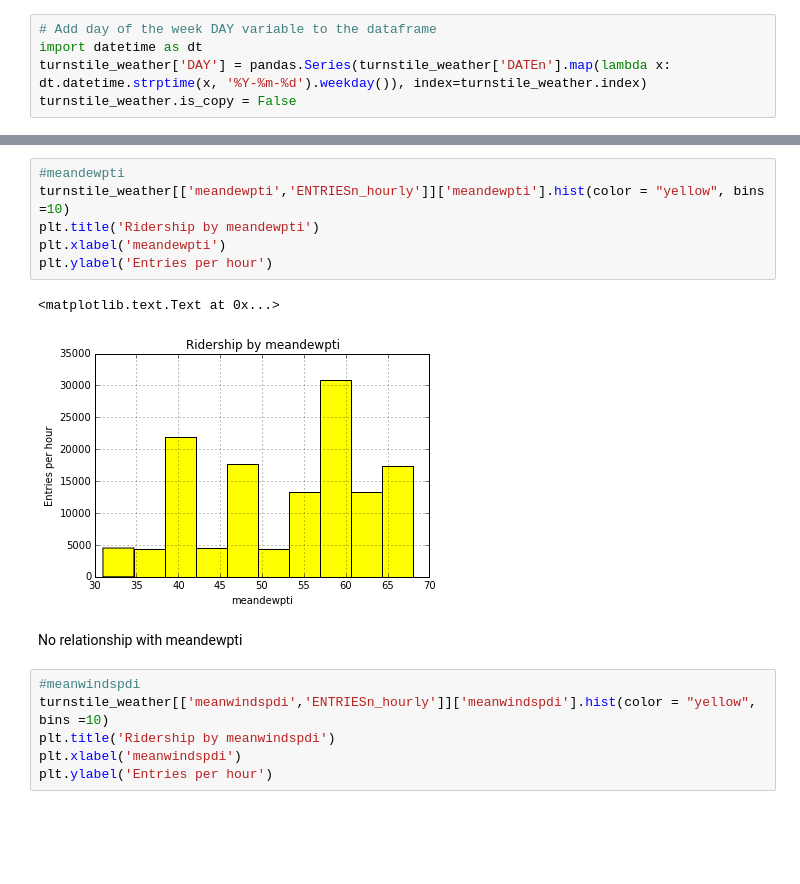
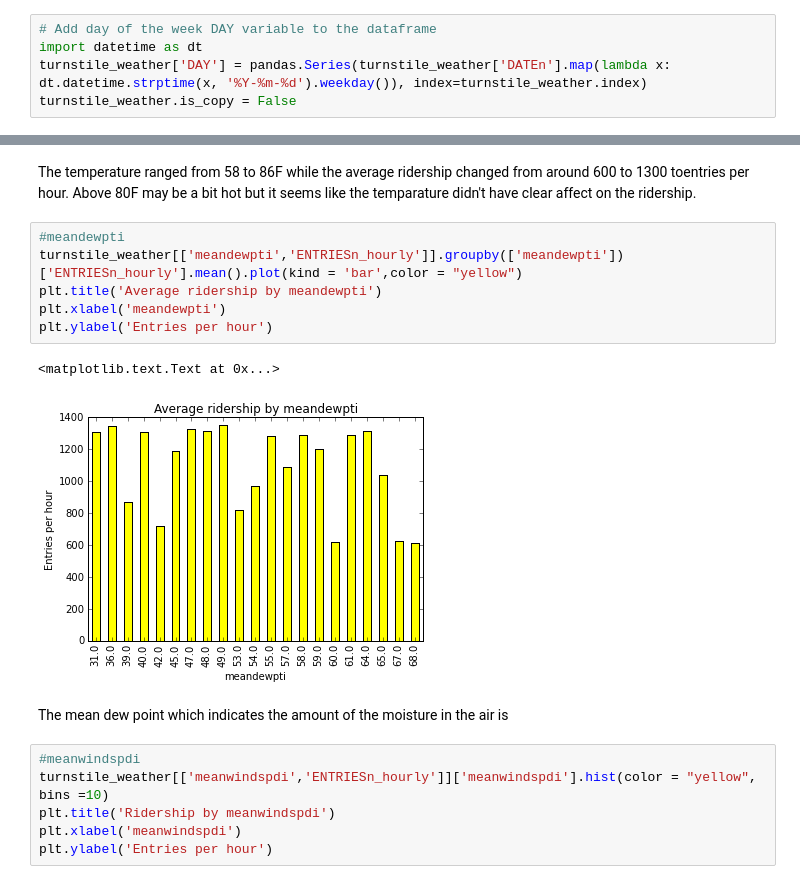
Before and after one commit to thuyquach/Analyzing-New-York-Subway-Data, a Jupyter notebook: Summited_Analayzing_NYC_Subway_Dataset.ipynb, the cells around one changed output, grey strips where cells are left out. Cells and saved outputs as stored; diff of their text form; blank space fills up the shorter version.

```diff
--- a/Summited_Analayzing_NYC_Subway_Dataset.ipynb
+++ b/Summited_Analayzing_NYC_Subway_Dataset.ipynb
@@ -245,14 +326,16 @@ plt.ylabel('Entries per hour')
+# %% [markdown]
+The temperature ranged from 58 to 86F while the average ridership changed from around 600 to 1300 toentries per hour. Above 80F may be a bit hot but it seems like the temparature didn't have clear affect on the ridership.
 # %%
 #meandewpti
-turnstile_weather[['meandewpti','ENTRIESn_hourly']]['meandewpti'].hist(color = "yellow", bins =10)
-plt.title('Ridership by meandewpti')
+turnstile_weather[['meandewpti','ENTRIESn_hourly']].groupby(['meandewpti'])['ENTRIESn_hourly'].mean().plot(kind = 'bar',color = "yellow")
+plt.title('Average ridership by meandewpti')
 plt.xlabel('meandewpti')
 plt.ylabel('Entries per hour')
 # %% [output]
 <matplotlib.text.Text at 0x...>
-[figure, old version]
+[figure, new version]
-# %% [markdown]
-No relationship with meandewpti
+# %% [markdown]
+The mean dew point which indicates the amount of the moisture in the air is
 # %%
 #meanwindspdi
 turnstile_weather[['meanwindspdi','ENTRIESn_hourly']]['meanwindspdi'].hist(color = "yellow", bins =10)
```
Also changed, not shown: parts of 19 cells of this notebook.
